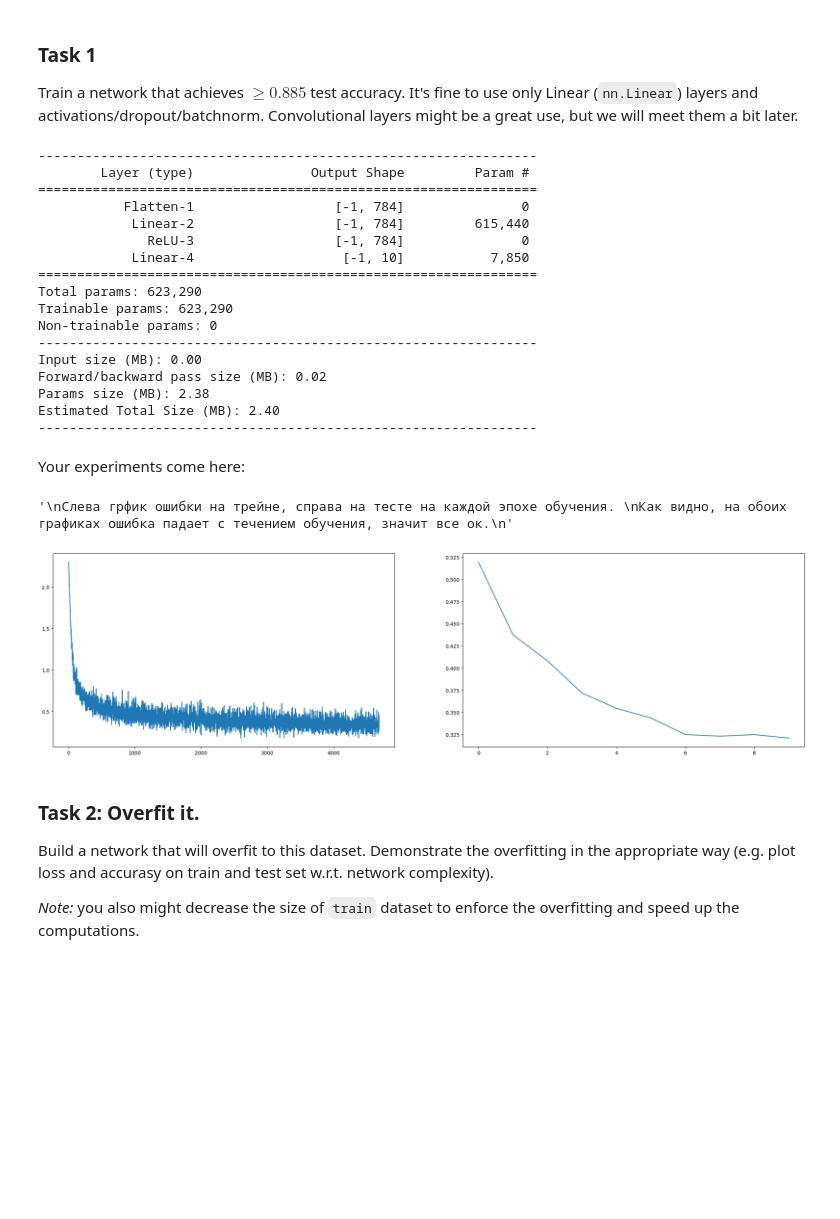
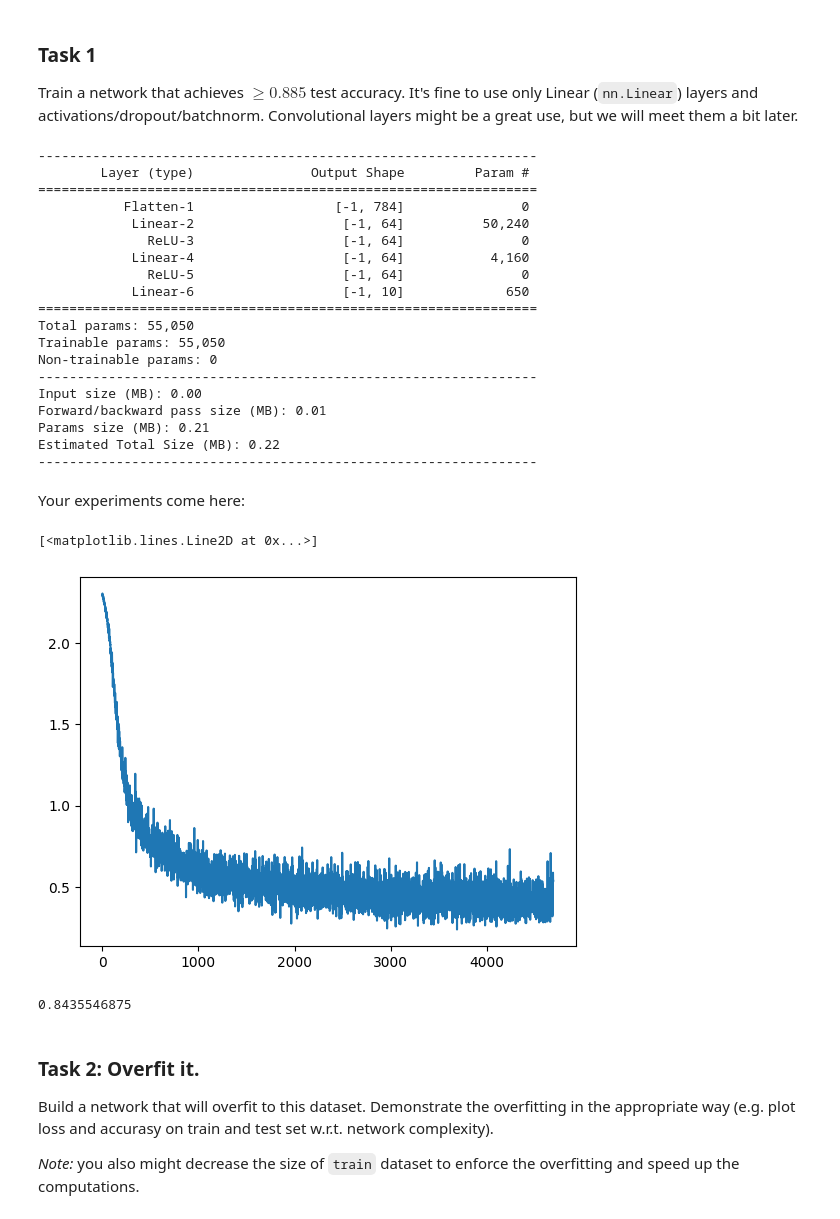
Before and after one commit to pavel-collab/ml-course-home-tasks, a Jupyter notebook: homeworks/lab02_deep_learning/lab02_part2_overfitting.ipynb, the cells around one changed output. Saved outputs shown, nothing was run; the diff lists cells and outputs as text; code cells hidden in the pictures; blank space fills up the shorter version.

Commit message:
modify models, start lab2 parts 1 and 2

```diff
--- a/homeworks/lab02_deep_learning/lab02_part2_overfitting.ipynb
+++ b/homeworks/lab02_deep_learning/lab02_part2_overfitting.ipynb
@@ -92,9 +92,11 @@ class TinyNeuralNetwork(nn.Module):
         self.model = nn.Sequential(
             nn.Flatten(), # This layer converts image into a vector to use Linear layers afterwards
             # Your network structure comes here
-            nn.Linear(input_shape, input_shape),
+            nn.Linear(input_shape, 64),
             nn.ReLU(),
-            nn.Linear(input_shape, num_classes)
+            nn.Linear(64, 64),
+            nn.ReLU(),
+            nn.Linear(64, num_classes)
         )
 
     def forward(self, inp):
@@ -107,72 +109,65 @@ torchsummary.summary(TinyNeuralNetwork().to(device), (28*28,))
         Layer (type)               Output Shape         Param #
 ================================================================
            Flatten-1                  [-1, 784]               0
-            Linear-2                  [-1, 784]         615,440
-              ReLU-3                  [-1, 784]               0
-            Linear-4                   [-1, 10]           7,850
+            Linear-2                   [-1, 64]          50,240
+              ReLU-3                   [-1, 64]               0
+            Linear-4                   [-1, 64]           4,160
+              ReLU-5                   [-1, 64]               0
+            Linear-6                   [-1, 10]             650
 ================================================================
-Total params: 623,290
-Trainable params: 623,290
+Total params: 55,050
+Trainable params: 55,050
 Non-trainable params: 0
 ----------------------------------------------------------------
 Input size (MB): 0.00
-Forward/backward pass size (MB): 0.02
-Params size (MB): 2.38
-Estimated Total Size (MB): 2.40
+Forward/backward pass size (MB): 0.01
+Params size (MB): 0.21
+Estimated Total Size (MB): 0.22
 ----------------------------------------------------------------
 # %% [markdown]
 Your experiments come here:
 # %%
 model = TinyNeuralNetwork().to(device)
 opt = torch.optim.Adam(model.parameters(), lr=1e-4) # YOUR CODE HERE
 loss_func = nn.CrossEntropyLoss() # YOUR CODE HERE
 
 # Your experiments, training and validation loops here
 epochs = 10 # количество эпох (то есть, колечество проходов по тренировочному датасету)
 
 #! раскомментируйте эту строчку, чтобы посмотреть график изменения ошибки в процессе обучения
 train_loss_history = [] # сюда будем сохранять, как менялось знечение функции потерь по мере обучения
-test_loss_history = []
 
 for i in range(epochs):
     for images_batch, lables_batch in train_loader:
         # делаем предсказание модели
         prediction = model(images_batch)
         # считаем значение функции потерь
         loss = loss_func(prediction, lables_batch)
-
         #! раскомментируйте эту строчку, чтобы посмотреть график изменения ошибки в процессе обучения
         train_loss_history.append(loss.item())
-
         # вычисляем градиенты
         opt.zero_grad()
         loss.backward()
-
         # делаем шаг градиентного спуска
         opt.step()
 
-    for img, label in test_loader:
-        prediction = model(img)
-        # считаем значение функции потерь
-        test_loss = loss_func(prediction, label)
-
-        #! раскомментируйте эту строчку, чтобы посмотреть график изменения ошибки в процессе обучения
-        test_loss_history.append(test_loss.item())
-        break
-
 #! раскомментируйте эту строчку, чтобы посмотреть график изменения ошибки в процессе обучения
-plt.figure(figsize=(27, 7))
-plt.subplot(1, 2, 1)
 plt.plot(range(len(train_loss_history)), train_loss_history)
-plt.subplot(1, 2, 2)
-plt.plot(range(len(test_loss_history)), test_loss_history)
-'''
-Слева грфик ошибки на трейне, справа на тесте на каждой эпохе обучения.
-Как видно, на обоих графиках ошибка падает с течением обучения, значит все ок.
-'''
 # %% [output]
-'\nСлева грфик ошибки на трейне, справа на тесте на каждой эпохе обучения. \nКак видно, на обоих графиках ошибка падает с течением обучения, значит все ок.\n'
+[<matplotlib.lines.Line2D at 0x...>]
-[figure, old version]
+[figure, new version]
+# %%
+# переведем модель в режим НЕ обучения
+model.eval()
+accuracies = []
+
+# пройдемся батчами по тестовой выборке, посмотрим результат работы сети и выведем среднюю оценку
+for x_batch, y_batch in test_loader:
+    predicted = model.forward(x_batch).detach().numpy()
+    accuracies.append((np.argmax(predicted, axis=1) == y_batch.numpy()).mean())
+print(np.array(accuracies).mean())
+# %% [output]
+0.8435546875
 # %% [markdown]
 ### Task 2: Overfit it.
 Build a network that will overfit to this dataset. Demonstrate the overfitting in the appropriate way (e.g. plot loss and accurasy on train and test set w.r.t. network complexity).
```
Also changed, not shown: parts of 11 cells of this notebook, 11 other files.
